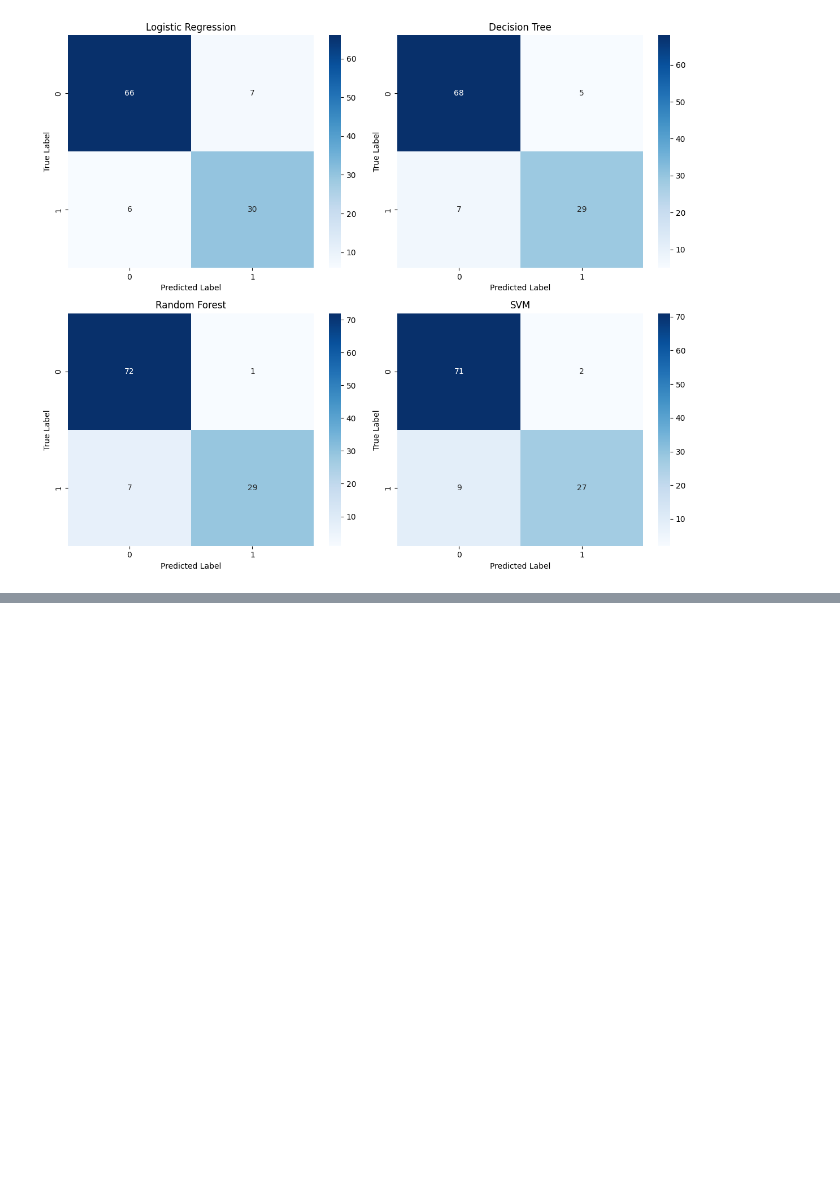
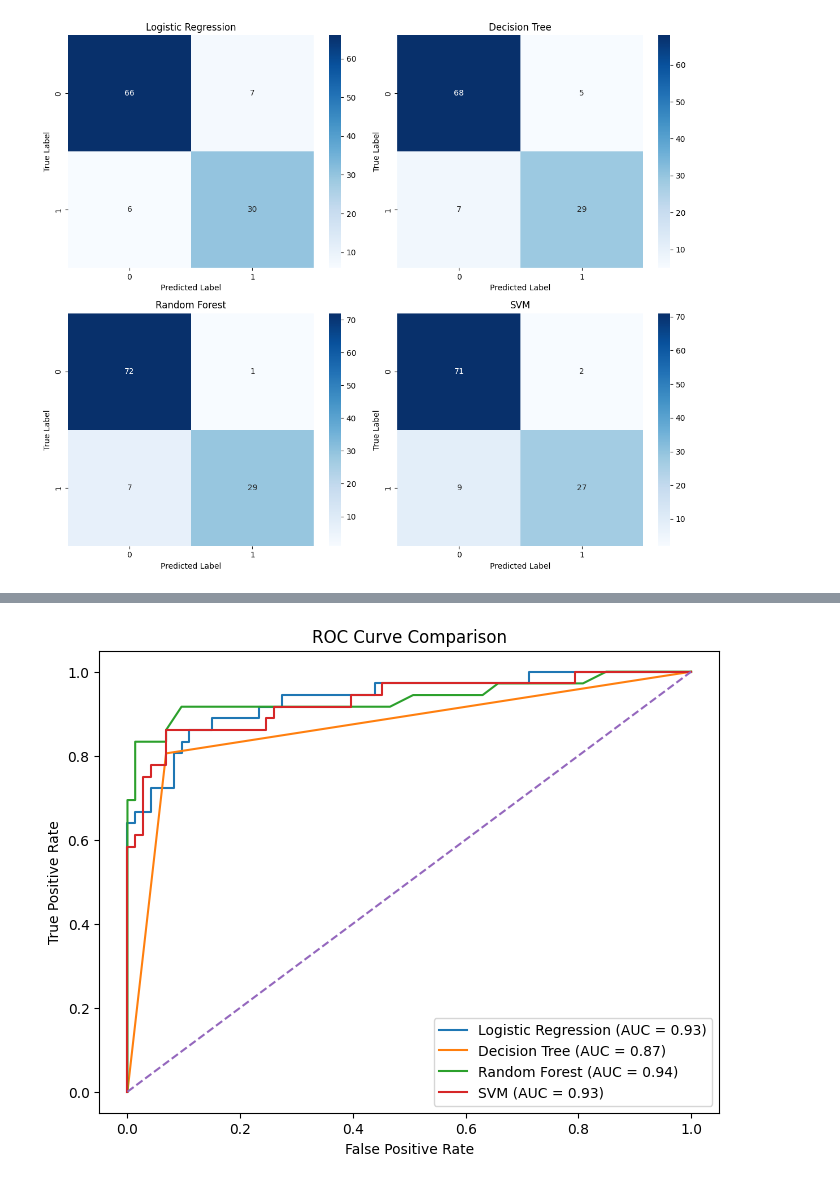
Before and after one commit to Benita2004/Pcos-Xai-Dissertation, a Jupyter notebook: notebooks/04_model_evaluation.ipynb, the cells around one changed output, grey strips where cells are left out. Cells and saved outputs as stored; diff of their text form; code cells hidden in the pictures; blank space fills up the shorter version.

```diff
--- a/notebooks/04_model_evaluation.ipynb
+++ b/notebooks/04_model_evaluation.ipynb
@@ -199,0 +206,40 @@ plt.show()
+# %%
+# Generate prediction probabilities
+
+log_probs = log_model.predict_proba(X_test_scaled)[:, 1]
+dt_probs = dt_model.predict_proba(X_test_scaled)[:, 1]
+rf_probs = rf_model.predict_proba(X_test_scaled)[:, 1]
+svm_probs = svm_model.predict_proba(X_test_scaled)[:, 1]
+
+# Calculate ROC curve values
+log_fpr, log_tpr, _ = roc_curve(y_test, log_probs)
+dt_fpr, dt_tpr, _ = roc_curve(y_test, dt_probs)
+rf_fpr, rf_tpr, _ = roc_curve(y_test, rf_probs)
+svm_fpr, svm_tpr, _ = roc_curve(y_test, svm_probs)
+
+# Calculate AUC scores
+log_auc = roc_auc_score(y_test, log_probs)
+dt_auc = roc_auc_score(y_test, dt_probs)
+rf_auc = roc_auc_score(y_test, rf_probs)
+svm_auc = roc_auc_score(y_test, svm_probs)
+
+# Plot ROC curves
+plt.figure(figsize=(8, 6))
+
+plt.plot(log_fpr, log_tpr, label=f"Logistic Regression (AUC = {log_auc:.2f})")
+plt.plot(dt_fpr, dt_tpr, label=f"Decision Tree (AUC = {dt_auc:.2f})")
+plt.plot(rf_fpr, rf_tpr, label=f"Random Forest (AUC = {rf_auc:.2f})")
+plt.plot(svm_fpr, svm_tpr, label=f"SVM (AUC = {svm_auc:.2f})")
+
+# Random prediction line
+plt.plot([0, 1], [0, 1], linestyle="--")
+
+# Labels and title
+plt.xlabel("False Positive Rate")
+plt.ylabel("True Positive Rate")
+plt.title("ROC Curve Comparison")
+plt.legend()
+
+plt.show()
+# %% [output]
+[figure, added]
```
Also changed, not shown: parts of 2 cells of this notebook.
